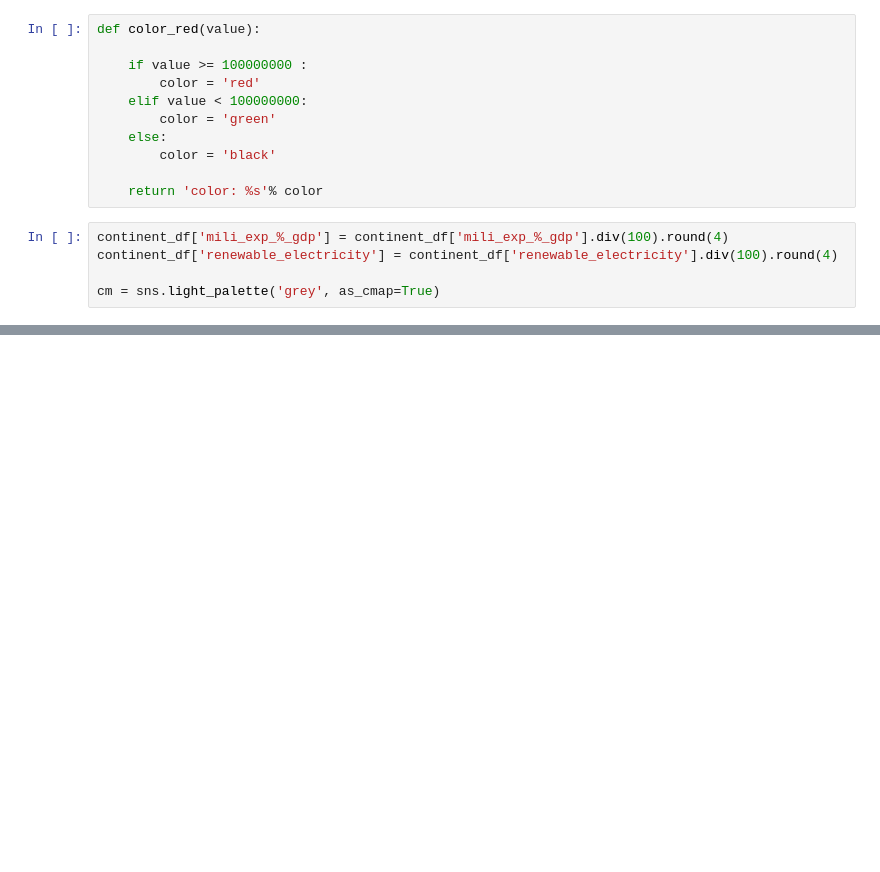
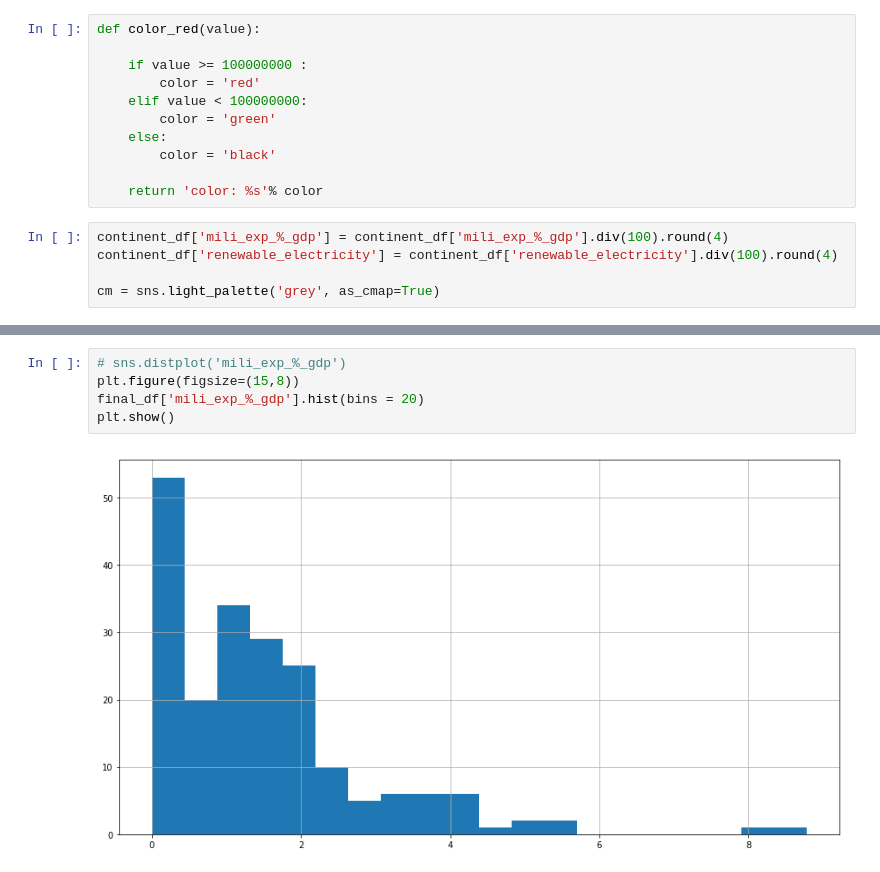
Before and after one commit to Silkways/CIA-Project, a Jupyter notebook: cia_notebook_RM.ipynb, the cells around one changed output, grey strips where cells are left out. Saved outputs shown, nothing was run; the diff lists cells and outputs as text; blank space fills up the shorter version.

Commit message:
plotting distributions

```diff
--- a/cia_notebook_RM.ipynb
+++ b/cia_notebook_RM.ipynb
@@ -334,0 +387,7 @@ cdf
+# %%
+# sns.distplot('mili_exp_%_gdp')
+plt.figure(figsize=(15,8))
+final_df['mili_exp_%_gdp'].hist(bins = 20)
+plt.show()
+# %% [output]
+[figure, added]
```
Also changed, not shown: parts of 11 cells of this notebook.
